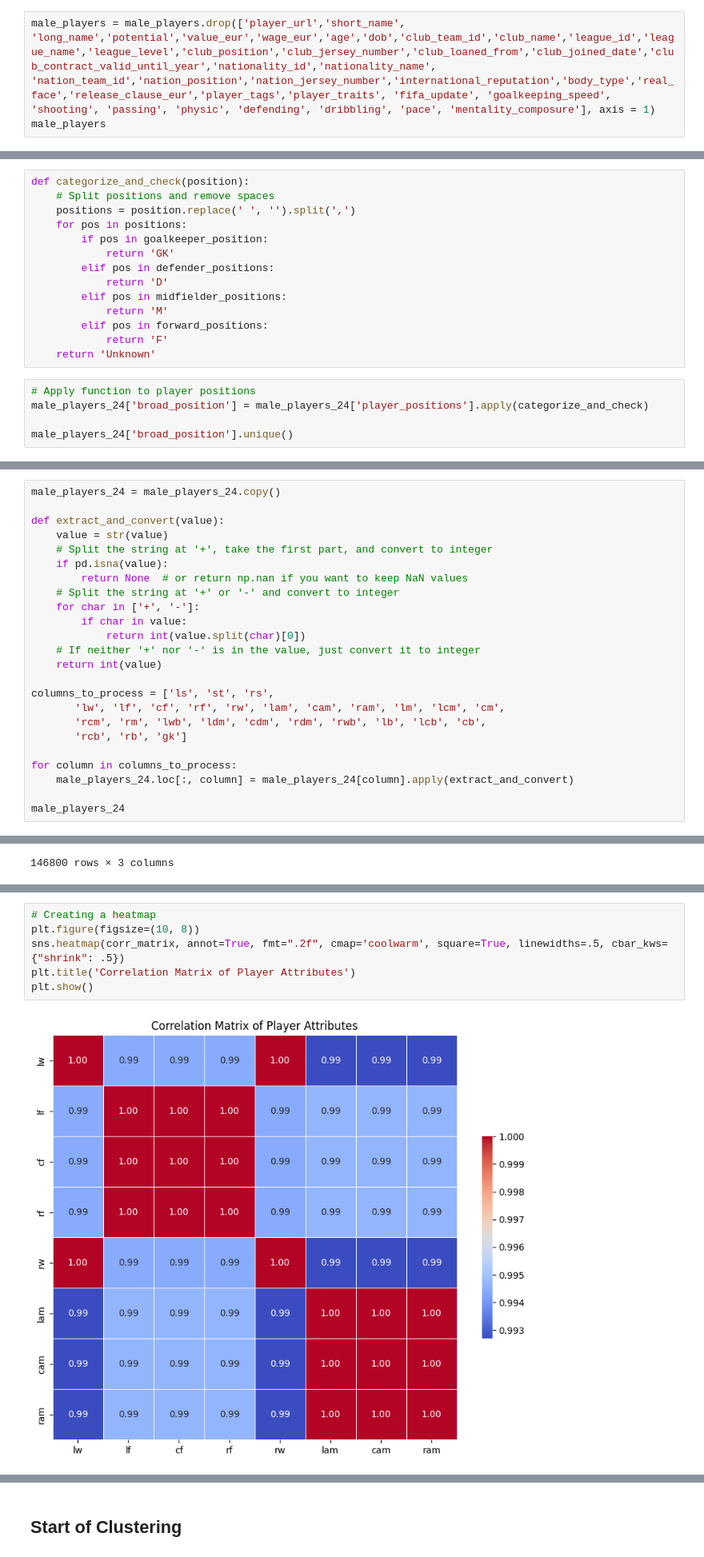
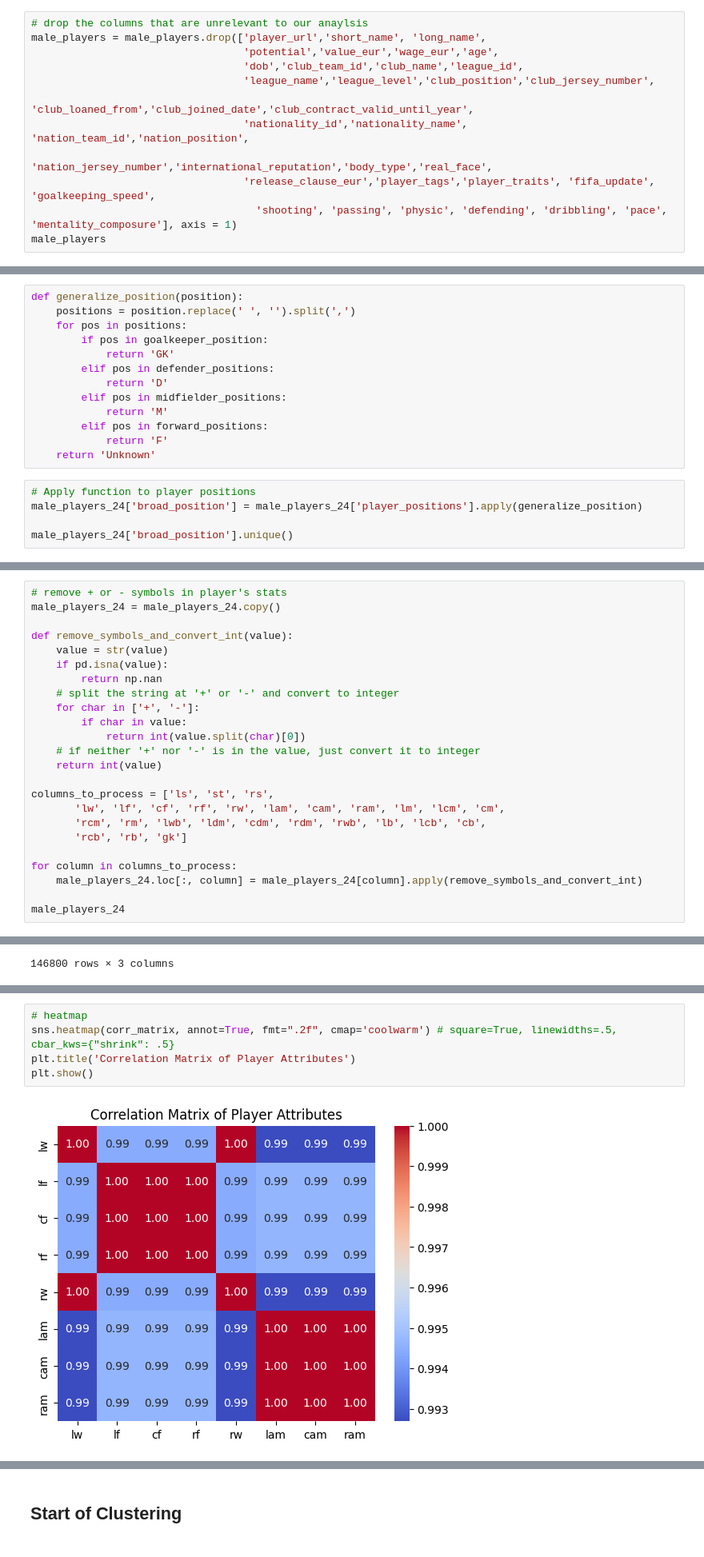
Before and after one commit to kavingraj/Clustering-Model-on-Fifa-Data, a Jupyter notebook: scratch.ipynb, the cells around one changed output, grey strips where cells are left out. Shown at 80% size. Drawn from its saved outputs; the diff is of its cells as text.

Commit message:
worked on Harry's part

```diff
--- a/scratch.ipynb
+++ b/scratch.ipynb
@@ -31,7 +34,16 @@ male_players
 # %% [markdown]
 ### EDA
 # %%
-male_players = male_players.drop(['player_url','short_name', 'long_name','potential','value_eur','wage_eur','age','dob','club_team_id','club_name','league_id','league_name','league_level','club_position','club_jersey_number','club_loaned_from','club_joined_date','club_contract_valid_until_year','nationality_id','nationality_name', 'nation_team_id','nation_position','nation_jersey_number','international_reputation','body_type','real_face','release_clause_eur','player_tags','player_traits', 'fifa_update', 'goalkeeping_speed', 'shooting', 'passing', 'physic', 'defending', 'dribbling', 'pace', 'mentality_composure'], axis = 1)
+# drop the columns that are unrelevant to our anaylsis
+male_players = male_players.drop(['player_url','short_name', 'long_name',
+                                  'potential','value_eur','wage_eur','age',
+                                  'dob','club_team_id','club_name','league_id',
+                                  'league_name','league_level','club_position','club_jersey_number',
+                                  'club_loaned_from','club_joined_date','club_contract_valid_until_year',
+                                  'nationality_id','nationality_name', 'nation_team_id','nation_position',
+                                  'nation_jersey_number','international_reputation','body_type','real_face',
+                                  'release_clause_eur','player_tags','player_traits', 'fifa_update', 'goalkeeping_speed',
+                                    'shooting', 'passing', 'physic', 'defending', 'dribbling', 'pace', 'mentality_composure'], axis = 1)
 male_players
 # %% [output]
 |  | player_id | fifa_version | update_as_of | player_positions | overall | height_cm | weight_kg | ... |
@@ -102,8 +101,7 @@ midfielder_positions = {'CM', 'CAM', 'CDM', 'LM', 'RM'}
 forward_positions = {'CF', 'ST', 'LW', 'RW'}
 goalkeeper_position = {'GK'}
 # %%
-def categorize_and_check(position):
-    # Split positions and remove spaces
+def generalize_position(position):
     positions = position.replace(' ', '').split(',')
     for pos in positions:
         if pos in goalkeeper_position:
@@ -117,7 +115,7 @@ def categorize_and_check(position):
     return 'Unknown'
 # %%
 # Apply function to player positions
-male_players_24['broad_position'] = male_players_24['player_positions'].apply(categorize_and_check)
+male_players_24['broad_position'] = male_players_24['player_positions'].apply(generalize_position)
 
 male_players_24['broad_position'].unique()
 # %% [output]
@@ -142,18 +139,18 @@ rdm               object
 cdm               object
 dtype: object
 # %%
+# remove + or - symbols in player's stats
 male_players_24 = male_players_24.copy()
 
-def extract_and_convert(value):
+def remove_symbols_and_convert_int(value):
     value = str(value)
-    # Split the string at '+', take the first part, and convert to integer
     if pd.isna(value):
-        return None  # or return np.nan if you want to keep NaN values
-    # Split the string at '+' or '-' and convert to integer
+        return np.nan
+    # split the string at '+' or '-' and convert to integer
     for char in ['+', '-']:
         if char in value:
             return int(value.split(char)[0])
-    # If neither '+' nor '-' is in the value, just convert it to integer
+    # if neither '+' nor '-' is in the value, just convert it to integer
     return int(value)
 
 columns_to_process = ['ls', 'st', 'rs',
@@ -162,7 +159,7 @@ columns_to_process = ['ls', 'st', 'rs',
        'rcb', 'rb', 'gk']
 
 for column in columns_to_process:
-    male_players_24.loc[:, column] = male_players_24[column].apply(extract_and_convert)
+    male_players_24.loc[:, column] = male_players_24[column].apply(remove_symbols_and_convert_int)
 
 male_players_24
 # %% [output]
@@ -237,10 +231,9 @@ corr_matrix
 | cam | 0.992693 | 0.994642 | 0.994642 | 0.994642 | 0.992693 | 1.000000 | 1.000000 | 1.000000 |
 | ram | 0.992693 | 0.994642 | 0.994642 | 0.994642 | 0.992693 | 1.000000 | 1.000000 | 1.000000 |
 # %%
-# Creating a heatmap
-plt.figure(figsize=(10, 8))
-sns.heatmap(corr_matrix, annot=True, fmt=".2f", cmap='coolwarm', square=True, linewidths=.5, cbar_kws={"shrink": .5})
+# heatmap
+sns.heatmap(corr_matrix, annot=True, fmt=".2f", cmap='coolwarm') # square=True, linewidths=.5, cbar_kws={"shrink": .5}
 plt.title('Correlation Matrix of Player Attributes')
 plt.show()
 # %% [output]
-[figure, old version]
+[figure, new version]
```
Also changed, not shown: parts of 38 cells of this notebook.
